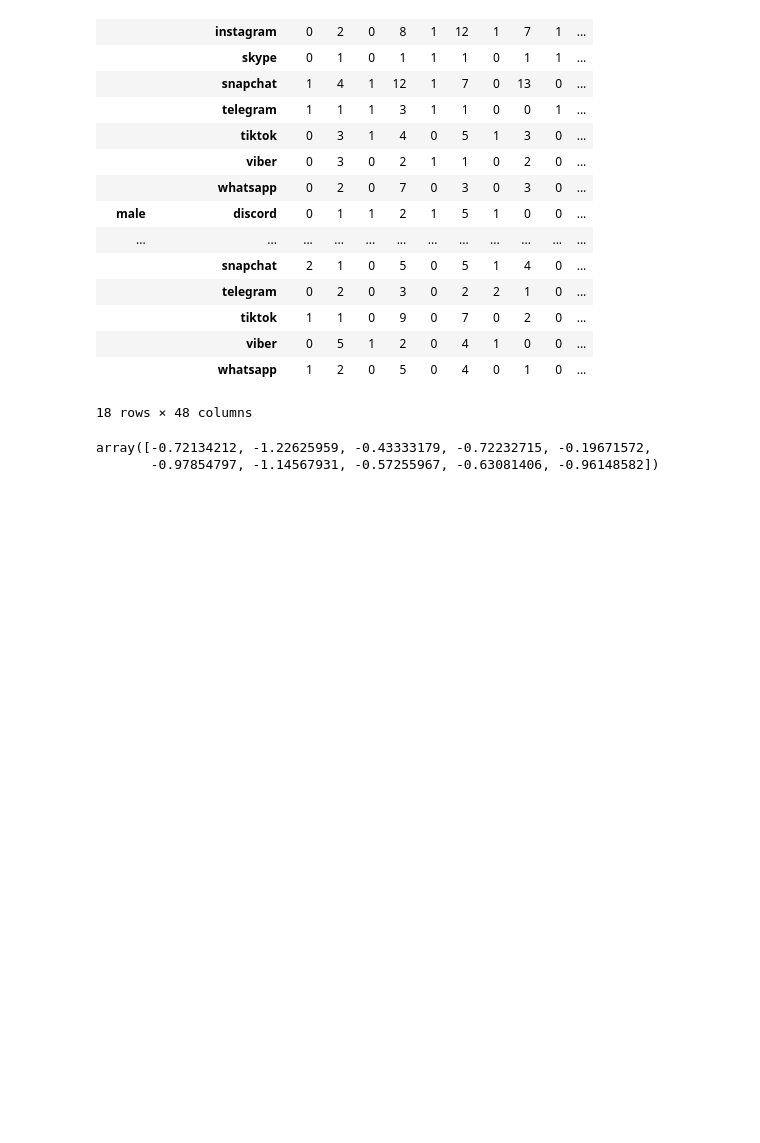
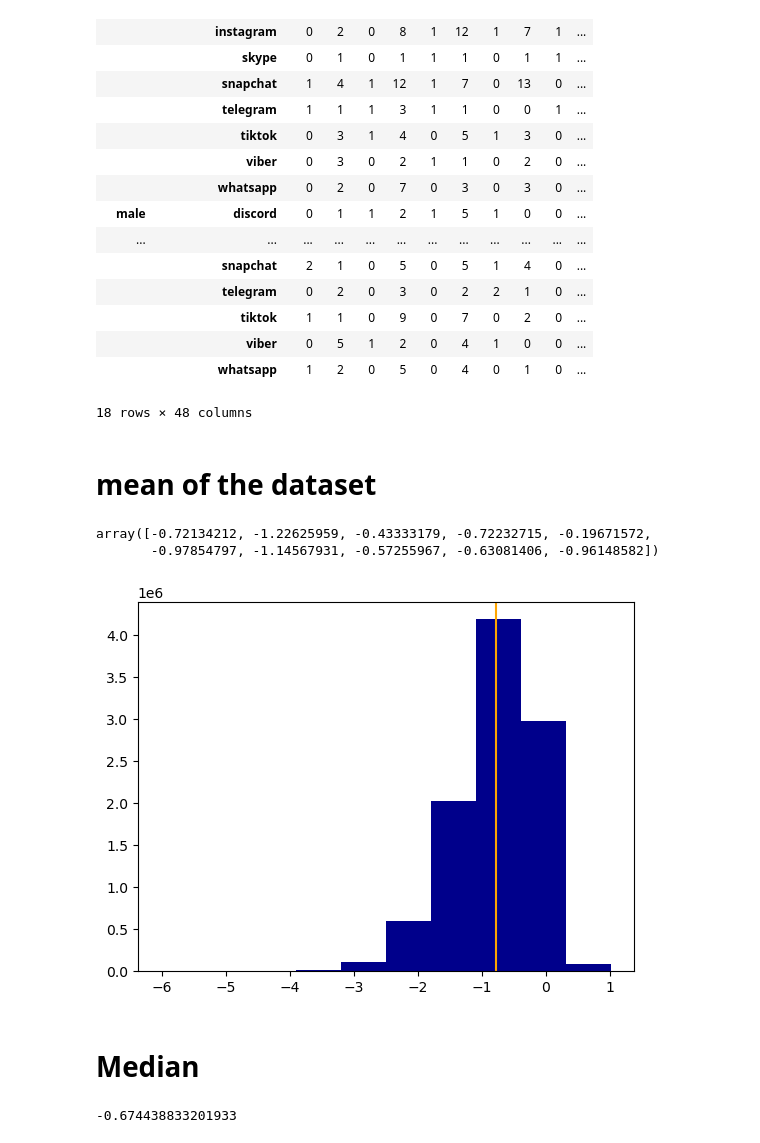
Before and after one commit to diyadlshad/SocialmediaUsage, a Jupyter notebook: Python_SocialMediaUsage.ipynb, the cells around one changed output. Cells and saved outputs as stored; diff of their text form; code cells hidden in the pictures; blank space fills up the shorter version.

Commit message:
new lines of code has been added with some explanation for the dataset

```diff
--- a/Python_SocialMediaUsage.ipynb
+++ b/Python_SocialMediaUsage.ipynb
@@ -162,9 +168,23 @@ pd.pivot_table(mydata,index=['gender','social_media'], columns=['social_media_us
 |  | viber | 0 | 5 | 1 | 2 | 0 | 4 | 1 | 0 | 0 | ... |
 |  | whatsapp | 1 | 2 | 0 | 5 | 0 | 4 | 0 | 1 | 0 | ... |
 18 rows × 48 columns
+# %% [markdown]
+# mean of the dataset
 # %%
 x = st.skewnorm.rvs(-4, size=10000000)
 x[0:10]
 # %% [output]
 array([-0.72134212, -1.22625959, -0.43333179, -0.72232715, -0.19671572,
        -0.97854797, -1.14567931, -0.57255967, -0.63081406, -0.96148582])
+# %%
+fig, ax = plt.subplots()
+plt.axvline(x = x.mean(), color='orange')
+_ = plt.hist(x, color = 'darkblue')
+# %% [output]
+[figure, added]
+# %% [markdown]
+# Median
+# %%
+np.median(x)
+# %% [output]
+-0.674438833201933
```
Also changed, not shown: parts of 3 cells of this notebook.
